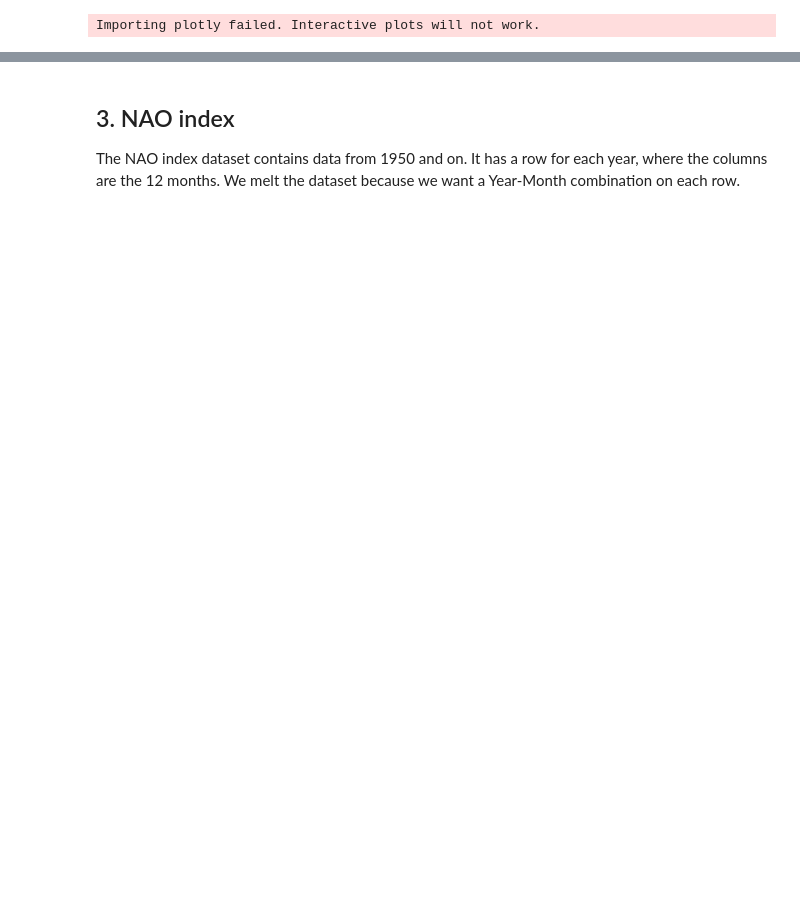
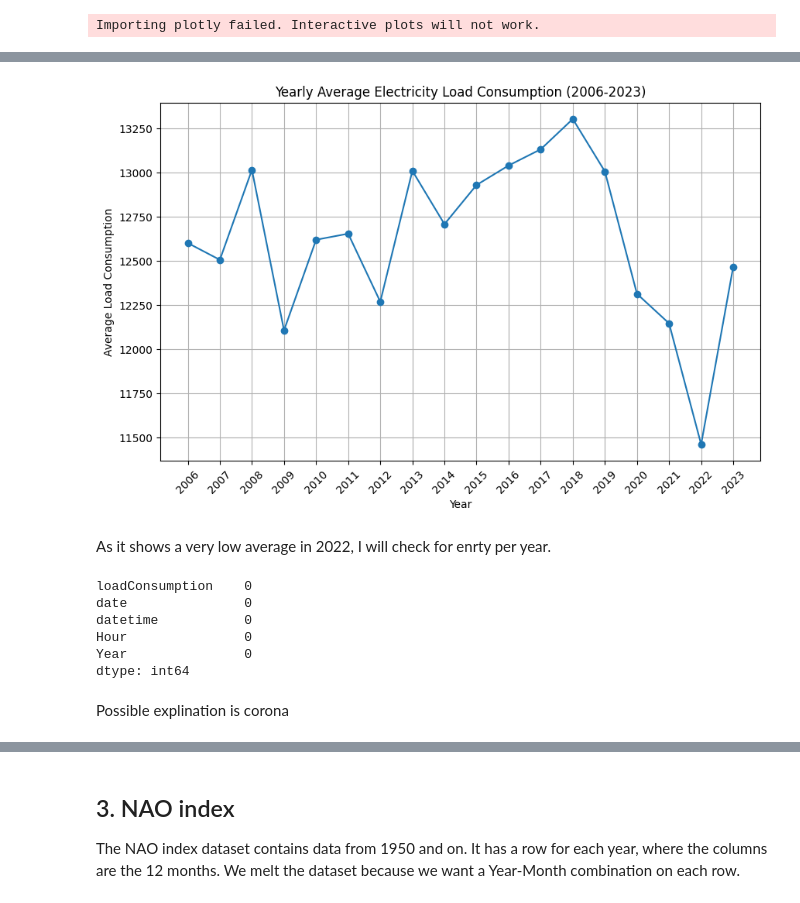
Before and after one commit to Carlos1971Salud/Hybrid-Forecasting-for-Sustainable-Electricity-Demand-in-The-Netherlands-Using-SARIMAX-SARIMAX-LSTM, a Jupyter notebook: EDA.ipynb, the cells around one changed output, grey strips where cells are left out. Saved outputs shown, nothing was run; the diff lists cells and outputs as text; code cells hidden in the pictures; blank space fills up the shorter version.

```diff
--- a/EDA.ipynb
+++ b/EDA.ipynb
@@ -57,0 +24,7 @@ Normality of the data
+# %%
+# Load the dataset to explore trends and patterns
+data_path = 'loadConsumption/data_2006_2023.csv'
+data = pd.read_csv(data_path)
+
+# Display basic information about the dataset
+data.info(), data.head()
@@ -57,0 +51,32 @@ Normality of the data
+# %%
+# Convert 'datetime' to pandas datetime for time-series operations
+data['datetime'] = pd.to_datetime(data['datetime'])
+# %%
+# Aggregate data for yearly trends
+yearly_data = data.groupby('Year')['loadConsumption'].mean()
+
+# Plot yearly trends
+plt.figure(figsize=(10, 6))
+plt.plot(yearly_data.index, yearly_data.values, marker='o')
+plt.xticks(yearly_data.index, rotation=45)
+plt.title('Yearly Average Electricity Load Consumption (2006-2023)')
+plt.xlabel('Year')
+plt.ylabel('Average Load Consumption')
+plt.grid()
+plt.show()
+# %% [output]
+[figure, added]
+# %% [markdown]
+As it shows a very low average in 2022, I will check for enrty per year.
+# %%
+missing_data_info = data.isnull().sum()
+missing_data_info
+# %% [output]
+loadConsumption    0
+date               0
+datetime           0
+Hour               0
+Year               0
+dtype: int64
+# %% [markdown]
+Possible explination is corona
```
Also changed, not shown: parts of 194 cells of this notebook, 17 other files.
